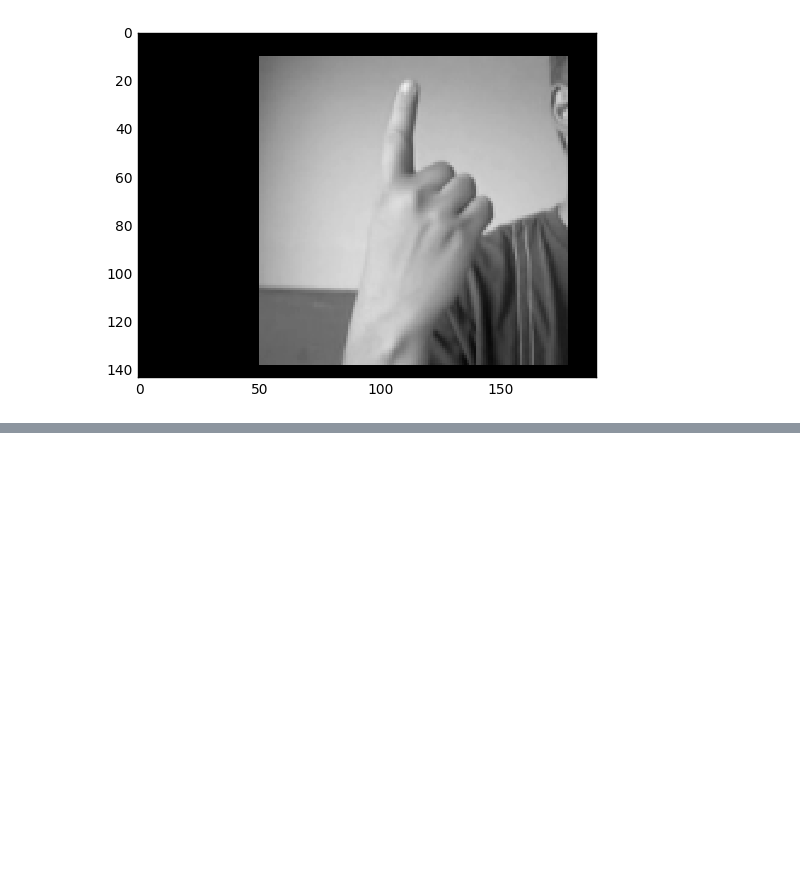
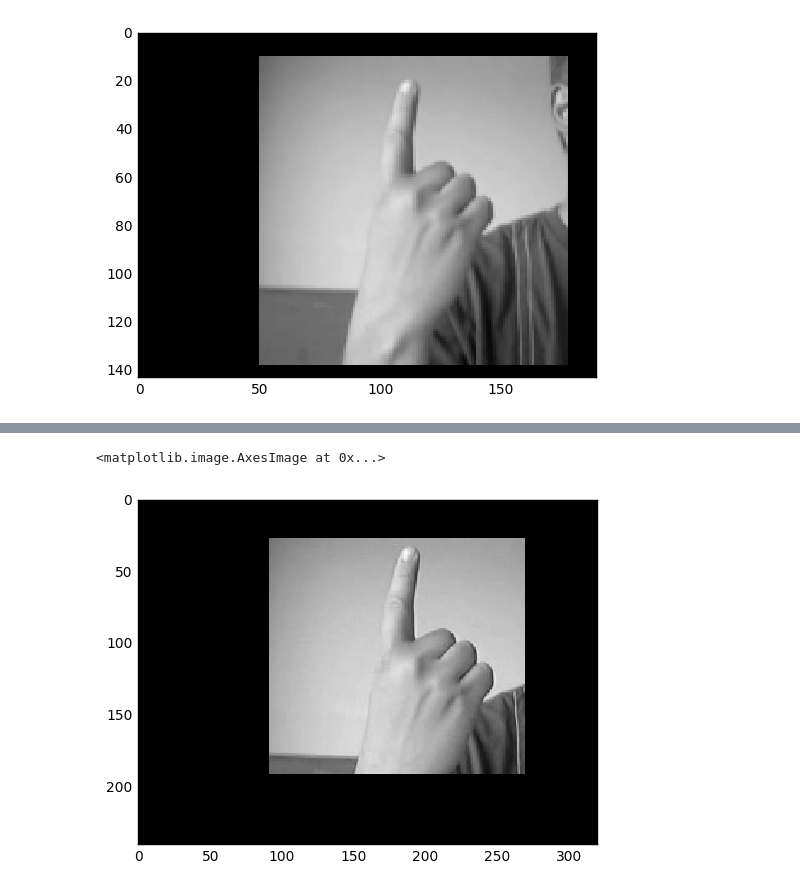
Before and after one commit to abhiravg/sign-language-detector, a Jupyter notebook: hand-non-hand-clf.ipynb, the cells around one changed output, grey strips where cells are left out. Saved outputs shown, nothing was run; the diff lists cells and outputs as text; code cells hidden in the pictures; blank space fills up the shorter version.

```diff
--- a/hand-non-hand-clf.ipynb
+++ b/hand-non-hand-clf.ipynb
@@ -397,0 +410,7 @@ io.imshow(test_imgg3)
+# %%
+test_imgg2 = test_imgg.copy()
+test_imgg2[conf_map_2!=conf_map_2.max()] = 0
+io.imshow(test_imgg2)
+# %% [output]
+<matplotlib.image.AxesImage at 0x...>
+[figure, added]
```
Also changed, not shown: parts of 3 cells of this notebook.
